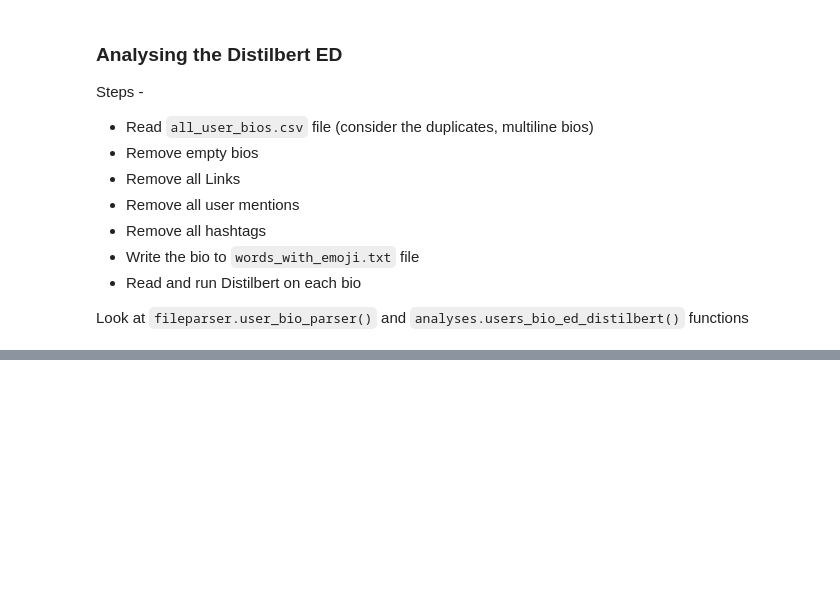
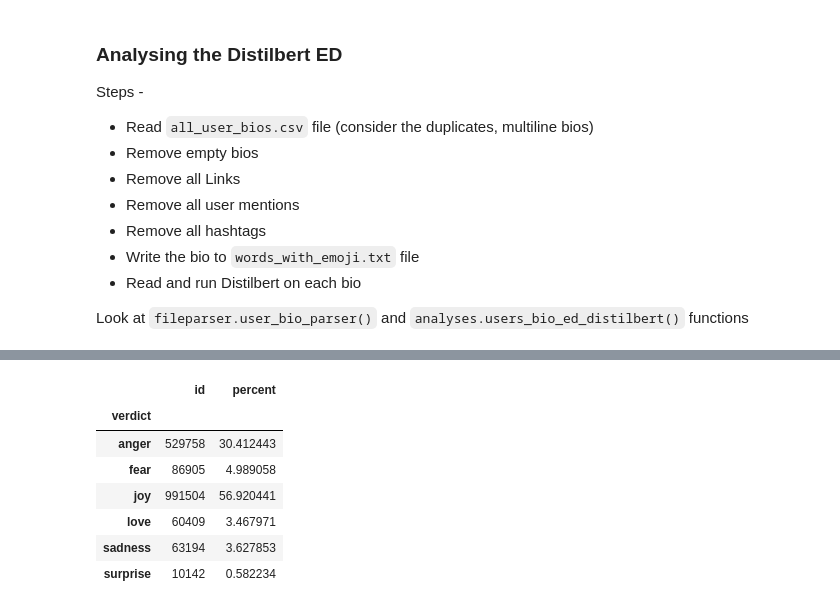
Before and after one commit to Shuv0Khan/TweetApp, a Jupyter notebook: data/users_bio_distilbert.analysis.ipynb, the cells around one changed output, grey strips where cells are left out. Cells and saved outputs as stored; diff of their text form; code cells hidden in the pictures; blank space fills up the shorter version.

```diff
--- a/data/users_bio_distilbert.analysis.ipynb
+++ b/data/users_bio_distilbert.analysis.ipynb
@@ -45,2 +54,5 @@ Non-Null Count    Dtype
 dtypes: bool(1)
 memory usage: 1.7 MB
+# %%
+grp = users_bio_distilbert.groupby('verdict')['id'].count()
+grp.head()
@@ -46,0 +67,13 @@ memory usage: 1.7 MB
+# %%
+grp = pd.DataFrame(grp)
+grp['percent'] = grp.id.map(lambda x: (x * 100)/len(users_bio_distilbert))
+grp
+# %% [output]
+|  | id | percent |
+| verdict |  |  |
+| anger | 529758 | 30.412443 |
+| fear | 86905 | 4.989058 |
+| joy | 991504 | 56.920441 |
+| love | 60409 | 3.467971 |
+| sadness | 63194 | 3.627853 |
+| surprise | 10142 | 0.582234 |
```
Also changed, not shown: parts of 9 cells of this notebook, 9 other files.
